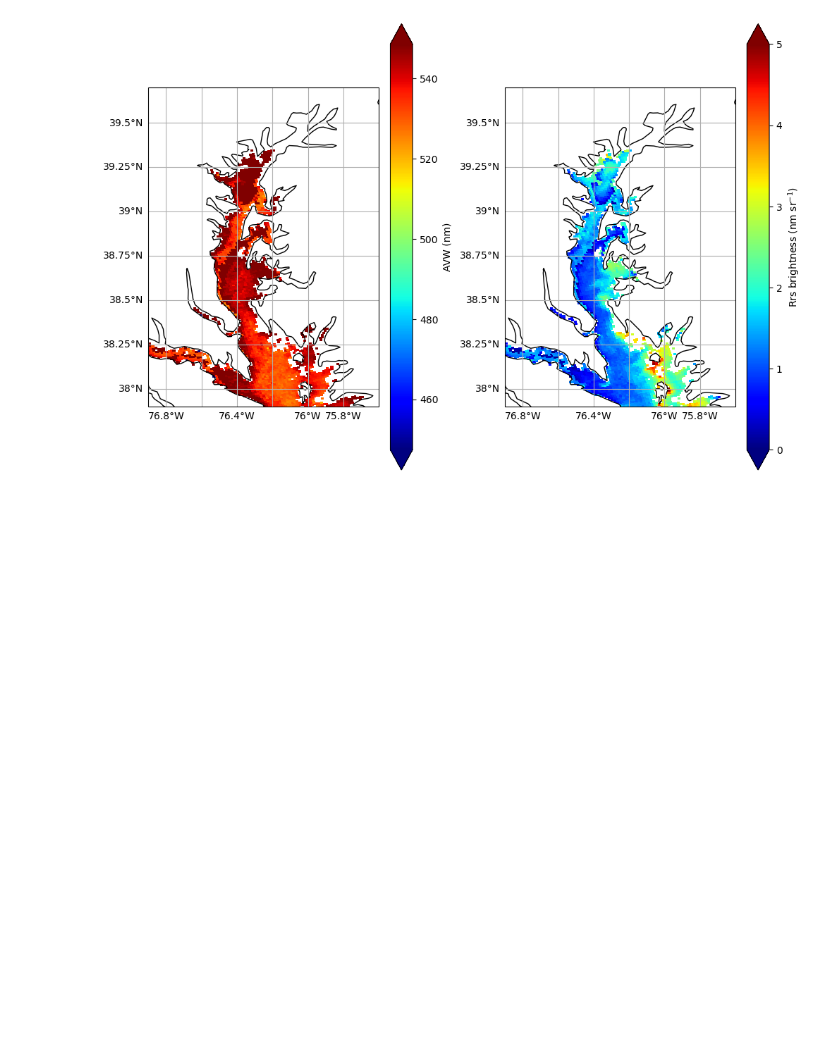
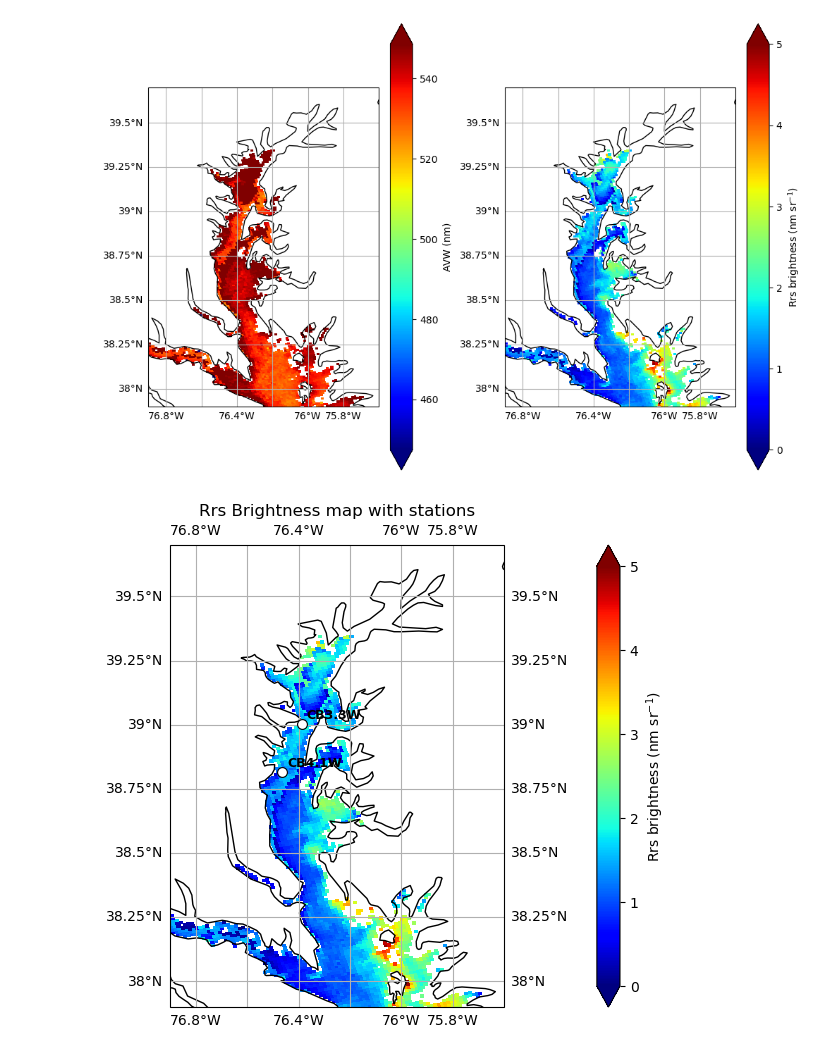
Before and after one commit to fish-pace/2026-proj-phyto-community-structure, a Jupyter notebook: contributor_folders/sachi/Rrs_Ches_Bay.ipynb, the cells around one changed output. Saved outputs shown, nothing was run; the diff lists cells and outputs as text; code cells hidden in the pictures; blank space fills up the shorter version.

```diff
--- a/contributor_folders/sachi/Rrs_Ches_Bay.ipynb
+++ b/contributor_folders/sachi/Rrs_Ches_Bay.ipynb
@@ -213,6 +211,54 @@ fig.savefig(
 plt.show()
 # %% [output]
 [figure]
+# %%
+import matplotlib.pyplot as plt
+import cartopy.crs as ccrs
+
+
+# Figure with map projection
+fig, ax = plt.subplots(figsize=(12, 6), subplot_kw={"projection": ccrs.PlateCarree()})
+
+# Gridlines and coastlines
+ax.gridlines(draw_labels=True)
+ax.coastlines()
+
+# Crop map to region of interest
+ax.set_extent([-76.9, -75.6, 37.9, 39.7], crs=ccrs.PlateCarree())
+
+# Plot the data
+img = brightness.plot(
+    x="longitude",
+    y="latitude",
+    cmap="jet",
+    vmin=0,
+    vmax=5,
+    ax=ax,
+    cbar_kwargs={"pad": 0.1, "label": "Rrs brightness (nm sr$^{-1}$)"}
+)
+
+
+# Stations
+stations = [
+    ("CB3.3W", 39.00462, -76.3881),
+    ("CB4.1W", 38.8149,-76.4627),
+]
+
+
+# Overlay station points
+for name, lat, lon in stations:
+    ax.scatter(lon, lat, s=50, color="white", edgecolor="black", linewidth=0.8, zorder=5)
+    ax.text(lon + 0.02, lat + 0.02, name, fontsize=9, color="black", fontweight="bold", zorder=6)
+
+plt.title("Rrs Brightness map with stations")
+fig.savefig(
+    'Brightness_WithStations_22072025_ChesBay.png',
+    dpi=300,
+    bbox_inches='tight'
+)
+plt.show()
+# %% [output]
+[figure, added]
 # %%
 # Plot
 rrs = ds['Rrs'].sel(
```
Also changed, not shown: parts of 13 cells of this notebook.
